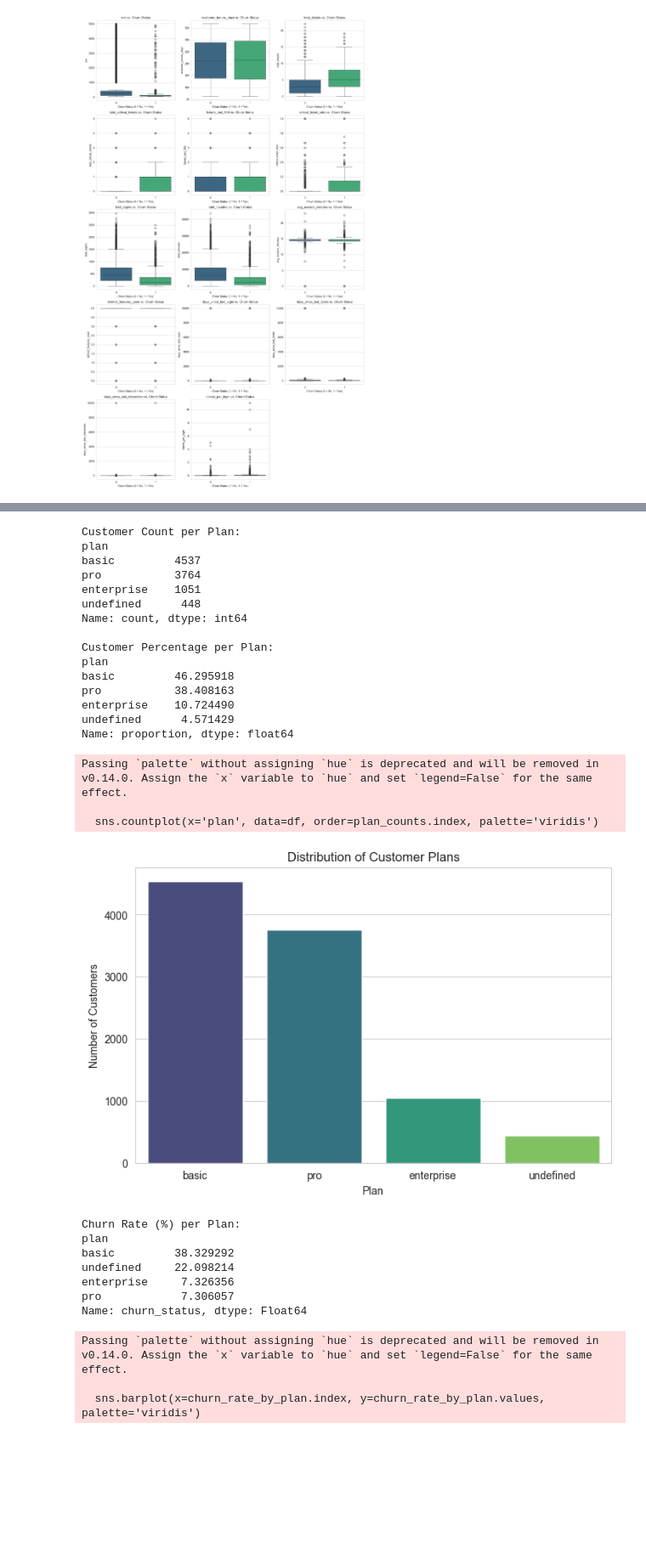
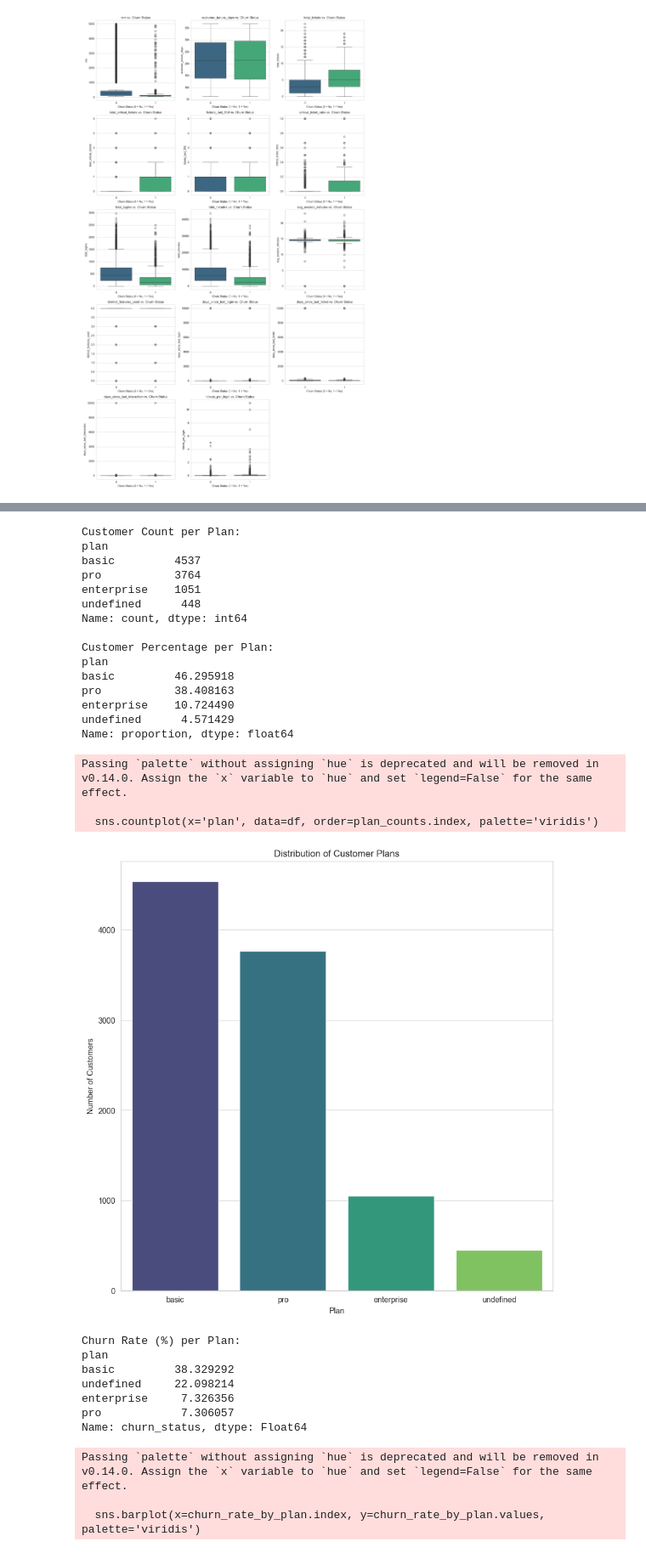
Before and after one commit to JGIBIN/customer-success-analytics-pipeline, a Jupyter notebook: analysis/customer_churn_eda.ipynb, the cells around one changed output, grey strips where cells are left out. Shown at 85% size. Cells and saved outputs as stored; diff of their text form; code cells hidden in the pictures; blank space fills up the shorter version.

```diff
--- a/analysis/customer_churn_eda.ipynb
+++ b/analysis/customer_churn_eda.ipynb
@@ -191,7 +207,7 @@ print(plan_counts)
 print("\nCustomer Percentage per Plan:")
 print(plan_percentage)
 
-plt.figure(figsize=(8, 5))
+plt.figure(figsize=(10, 10))
 sns.countplot(x='plan', data=df, order=plan_counts.index, palette='viridis')
 plt.title('Distribution of Customer Plans')
 plt.xlabel('Plan')
@@ -207,34 +223,35 @@ print(churn_rate_by_plan)
 
 plt.figure(figsize=(8, 5))
 sns.barplot(x=churn_rate_by_plan.index, y=churn_rate_by_plan.values, palette='viridis')
 plt.title('Churn Rate (%) by Customer Plan')
 plt.xlabel('Plan')
 plt.ylabel('Churn Rate (%)')
 plt.ylim(0, churn_rate_by_plan.max() * 1.1) # Adjust y-axis limit
+
 # Add percentage labels
 for index, value in enumerate(churn_rate_by_plan.values):
     plt.text(index, value + 0.5, f'{value:.1f}%', ha='center', va='bottom', fontsize=10)
 plt.show()
 # %% [output]
 Customer Count per Plan:
 plan
 basic         4537
 pro           3764
 enterprise    1051
 undefined      448
 Name: count, dtype: int64
 
 Customer Percentage per Plan:
 plan
 basic         46.295918
 pro           38.408163
 enterprise    10.724490
 undefined      4.571429
 Name: proportion, dtype: float64
 Passing `palette` without assigning `hue` is deprecated and will be removed in v0.14.0. Assign the `x` variable to `hue` and set `legend=False` for the same effect.
 
   sns.countplot(x='plan', data=df, order=plan_counts.index, palette='viridis')
-[figure, old version]
+[figure, new version]
 Churn Rate (%) per Plan:
 plan
 basic         38.329292
```
Also changed, not shown: parts of 7 cells of this notebook.
